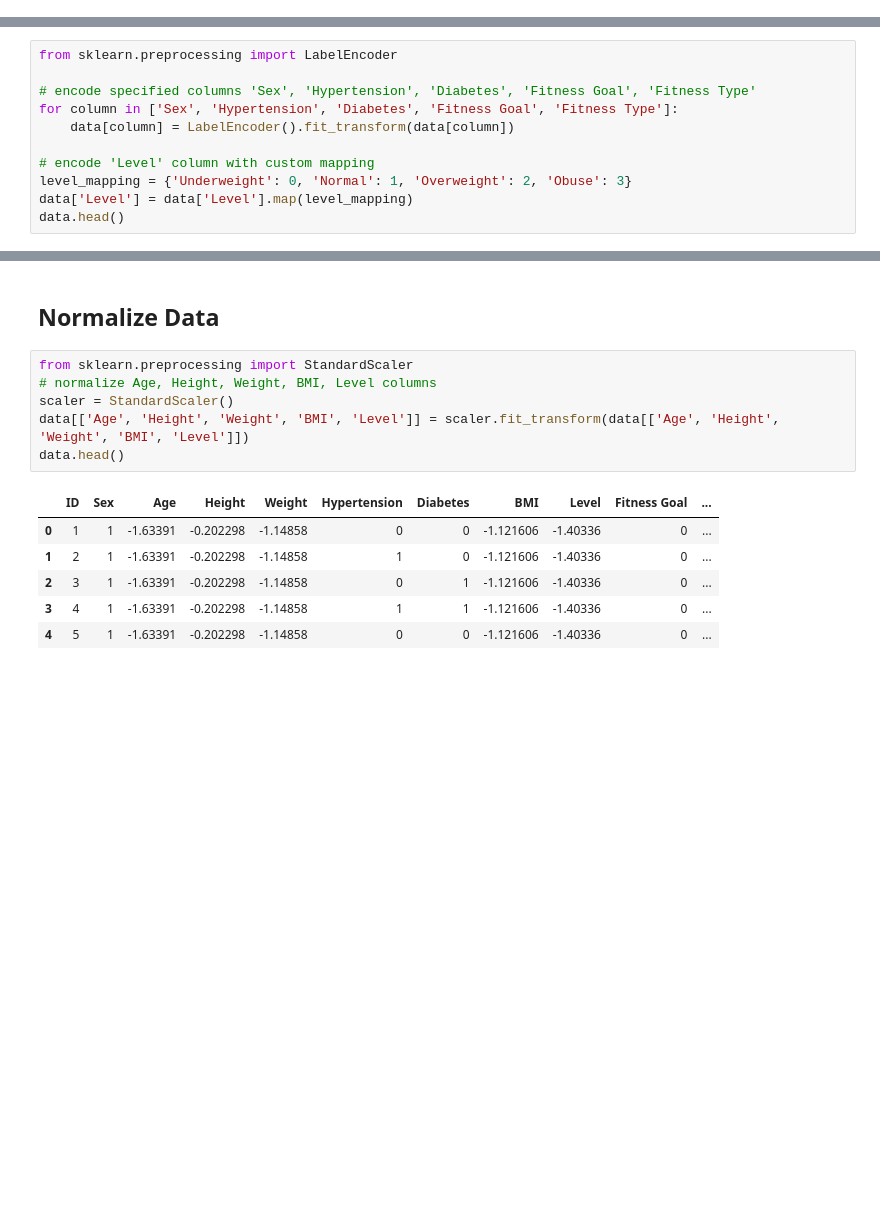
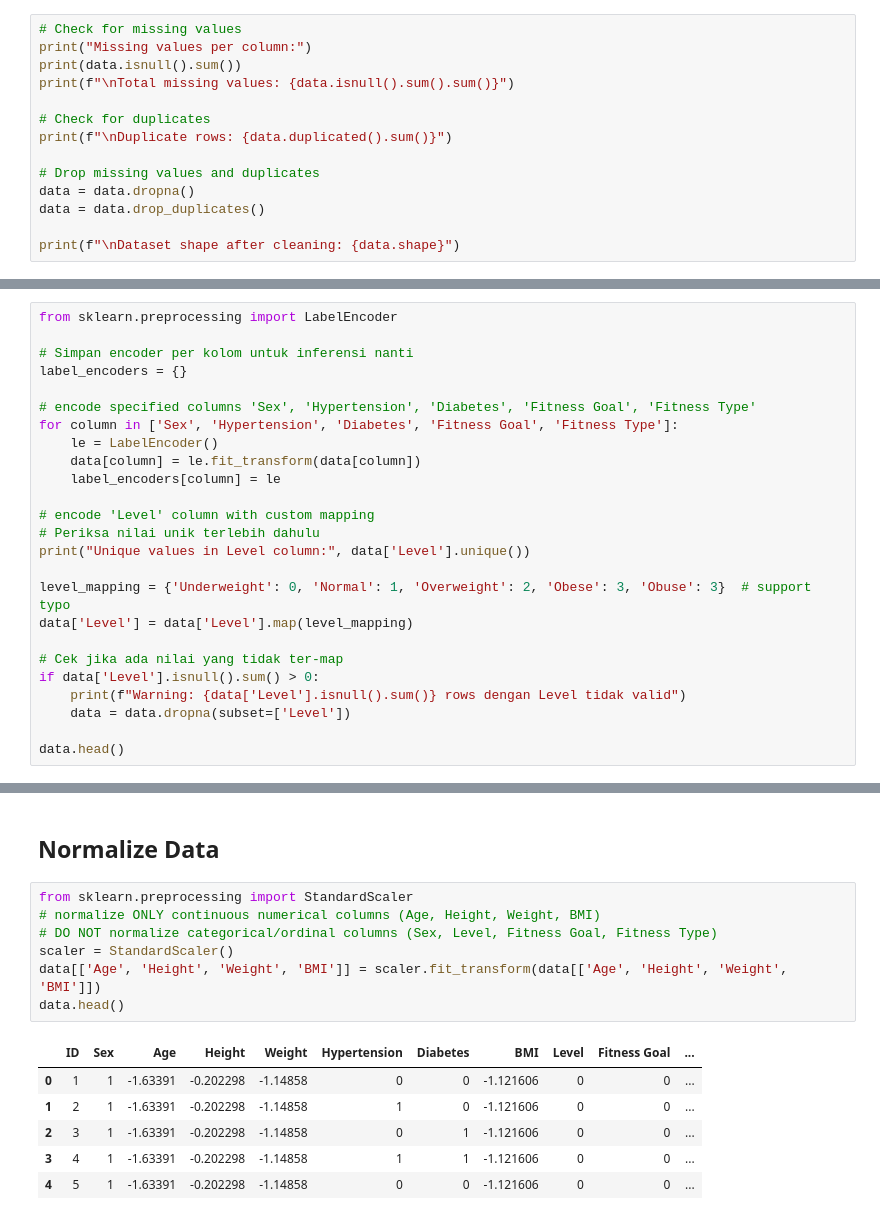
Before and after one commit to Holid-Kurang/Exercise-Recomender, a Jupyter notebook: data_preprocessing.ipynb, the cells around one changed output, grey strips where cells are left out. Saved outputs shown, nothing was run; the diff lists cells and outputs as text; blank space fills up the shorter version.

```diff
--- a/data_preprocessing.ipynb
+++ b/data_preprocessing.ipynb
@@ -20,0 +23,14 @@ data = data.drop(columns=['Diet', 'Recommendation'])
+# %%
+# Check for missing values
+print("Missing values per column:")
+print(data.isnull().sum())
+print(f"\nTotal missing values: {data.isnull().sum().sum()}")
+
+# Check for duplicates
+print(f"\nDuplicate rows: {data.duplicated().sum()}")
+
+# Drop missing values and duplicates
+data = data.dropna()
+data = data.drop_duplicates()
+
+print(f"\nDataset shape after cleaning: {data.shape}")
@@ -23,12 +57,26 @@ data = data.drop(columns=['Diet', 'Recommendation'])
 # %%
 from sklearn.preprocessing import LabelEncoder
 
+# Simpan encoder per kolom untuk inferensi nanti
+label_encoders = {}
+
 # encode specified columns 'Sex', 'Hypertension', 'Diabetes', 'Fitness Goal', 'Fitness Type'
 for column in ['Sex', 'Hypertension', 'Diabetes', 'Fitness Goal', 'Fitness Type']:
-	data[column] = LabelEncoder().fit_transform(data[column])
+	le = LabelEncoder()
+	data[column] = le.fit_transform(data[column])
+	label_encoders[column] = le
 
 # encode 'Level' column with custom mapping
-level_mapping = {'Underweight': 0, 'Normal': 1, 'Overweight': 2, 'Obuse': 3}
+# Periksa nilai unik terlebih dahulu
+print("Unique values in Level column:", data['Level'].unique())
+
+level_mapping = {'Underweight': 0, 'Normal': 1, 'Overweight': 2, 'Obese': 3, 'Obuse': 3}  # support typo
 data['Level'] = data['Level'].map(level_mapping)
+
+# Cek jika ada nilai yang tidak ter-map
+if data['Level'].isnull().sum() > 0:
+	print(f"Warning: {data['Level'].isnull().sum()} rows dengan Level tidak valid")
+	data = data.dropna(subset=['Level'])
+
 data.head()
 # %% [output]
@@ -42,17 +91,18 @@ data.head()
 ## Normalize Data
 # %%
 from sklearn.preprocessing import StandardScaler
-# normalize Age, Height, Weight, BMI, Level columns
+# normalize ONLY continuous numerical columns (Age, Height, Weight, BMI)
+# DO NOT normalize categorical/ordinal columns (Sex, Level, Fitness Goal, Fitness Type)
 scaler = StandardScaler()
-data[['Age', 'Height', 'Weight', 'BMI', 'Level']] = scaler.fit_transform(data[['Age', 'Height', 'Weight', 'BMI', 'Level']])
+data[['Age', 'Height', 'Weight', 'BMI']] = scaler.fit_transform(data[['Age', 'Height', 'Weight', 'BMI']])
 data.head()
 # %% [output]
 |  | ID | Sex | Age | Height | Weight | Hypertension | Diabetes | BMI | Level | Fitness Goal | ... |
-| 0 | 1 | 1 | -1.63391 | -0.202298 | -1.14858 | 0 | 0 | -1.121606 | -1.40336 | 0 | ... |
-| 1 | 2 | 1 | -1.63391 | -0.202298 | -1.14858 | 1 | 0 | -1.121606 | -1.40336 | 0 | ... |
-| 2 | 3 | 1 | -1.63391 | -0.202298 | -1.14858 | 0 | 1 | -1.121606 | -1.40336 | 0 | ... |
-| 3 | 4 | 1 | -1.63391 | -0.202298 | -1.14858 | 1 | 1 | -1.121606 | -1.40336 | 0 | ... |
-| 4 | 5 | 1 | -1.63391 | -0.202298 | -1.14858 | 0 | 0 | -1.121606 | -1.40336 | 0 | ... |
+| 0 | 1 | 1 | -1.63391 | -0.202298 | -1.14858 | 0 | 0 | -1.121606 | 0 | 0 | ... |
+| 1 | 2 | 1 | -1.63391 | -0.202298 | -1.14858 | 1 | 0 | -1.121606 | 0 | 0 | ... |
+| 2 | 3 | 1 | -1.63391 | -0.202298 | -1.14858 | 0 | 1 | -1.121606 | 0 | 0 | ... |
+| 3 | 4 | 1 | -1.63391 | -0.202298 | -1.14858 | 1 | 1 | -1.121606 | 0 | 0 | ... |
+| 4 | 5 | 1 | -1.63391 | -0.202298 | -1.14858 | 0 | 0 | -1.121606 | 0 | 0 | ... |
 # %%
 # === MODEL: Multi-output classifier for Exercises & Equipment ===
 from sklearn.model_selection import train_test_split
```
Also changed, not shown: parts of 14 cells of this notebook, 6 other files.
